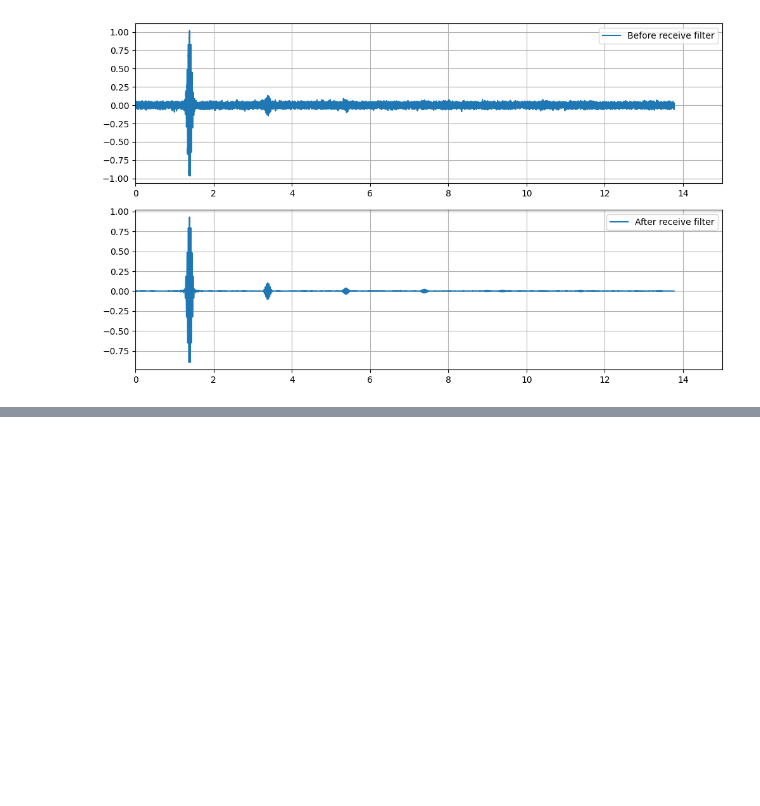
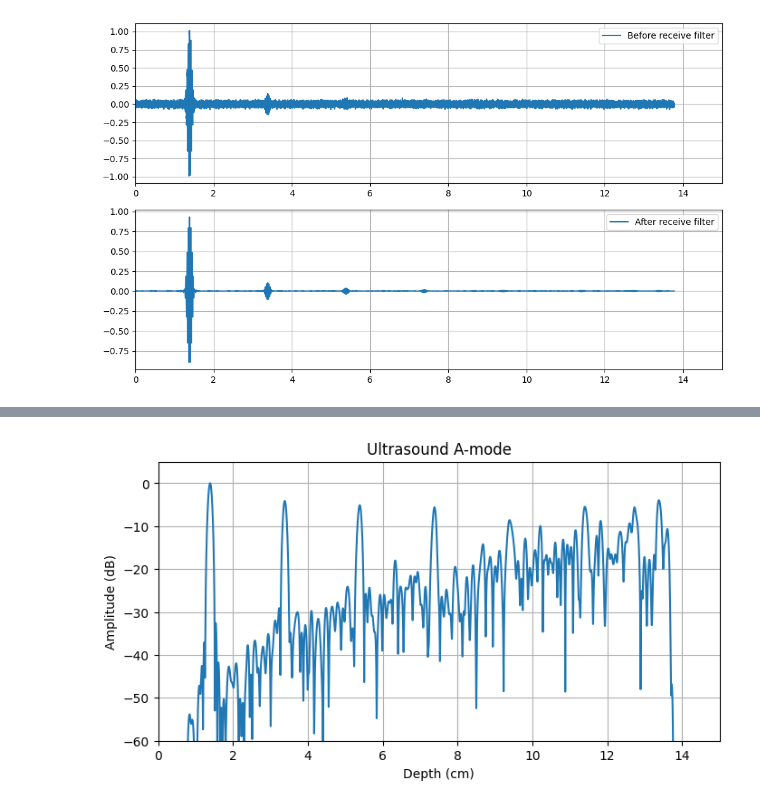
Before and after one commit to Sandermi99/MEDT4165, a Jupyter notebook: Exercise2.ipynb, the cells around one changed output, grey strips where cells are left out. Cells and saved outputs as stored; diff of their text form; code cells hidden in the pictures; blank space fills up the shorter version.

```diff
--- a/Exercise2.ipynb
+++ b/Exercise2.ipynb
@@ -479,0 +475,18 @@ env_norm = env/np.ma
+# %%
+#Envelope detection
+
+env = np.abs(sig_iq)
+env_norm = env/np.max(env)
+env_dB = 20*np.log10(env_norm + 1e-12)
+
+plt.figure(figsize=(8,4))
+plt.plot(depth_axis_cm, env_dB)
+plt.xlim(0, 15)
+plt.ylim(-60, 5)
+plt.xlabel("Depth (cm)")
+plt.ylabel("Amplitude (dB)")
+plt.title("Ultrasound A-mode")
+plt.grid(True)
+plt.show()
+# %% [output]
+[figure, added]
```
Also changed, not shown: parts of 4 cells of this notebook.
